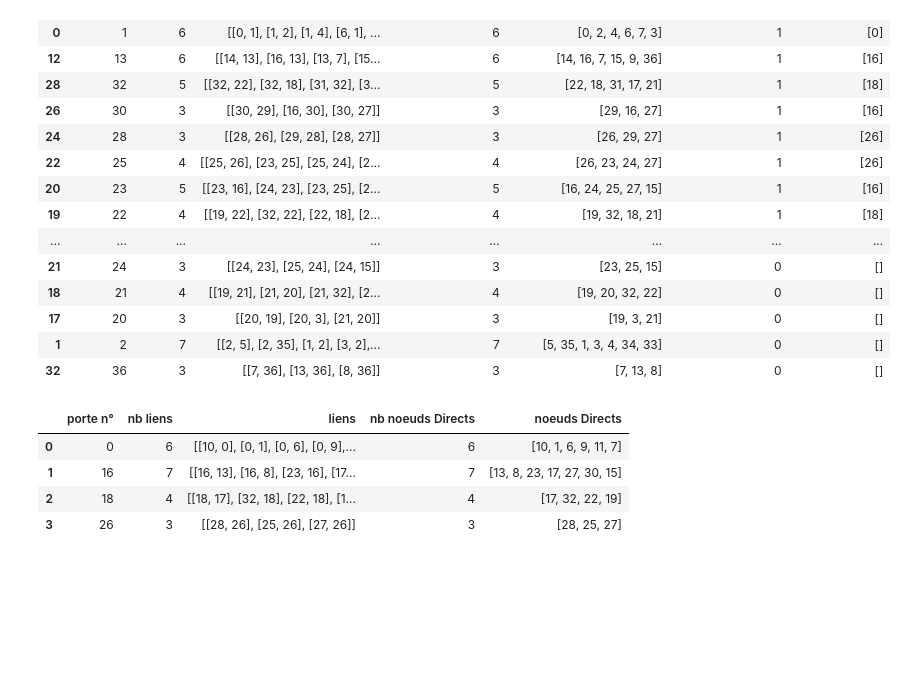
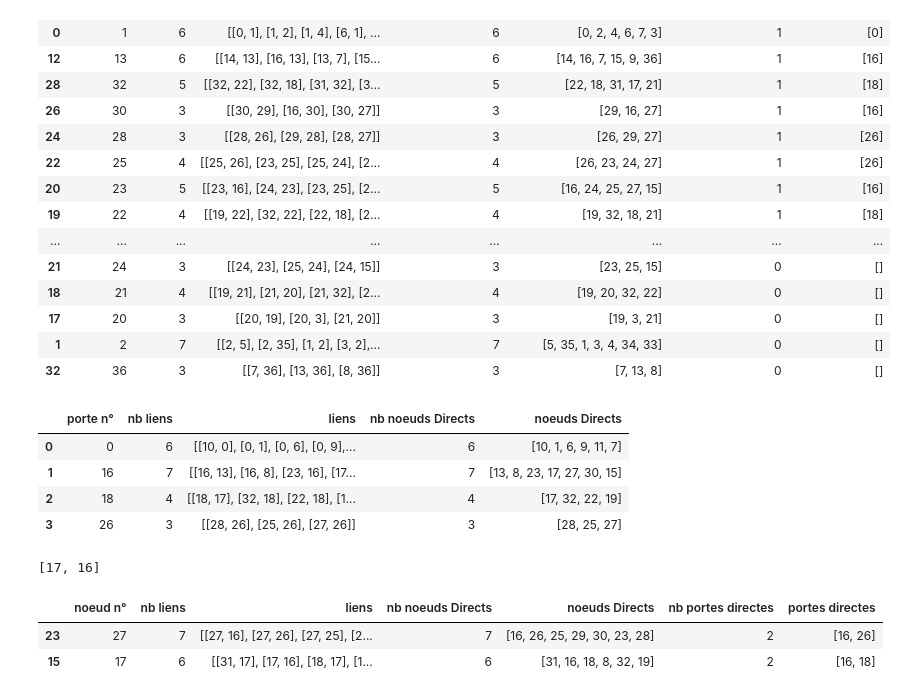
Before and after one commit to yzapart/codingame_DFS_DeathFirstSearch_ep2, a Jupyter notebook: DeathFirstSearchEp2_230121_0.ipynb, the cells around one changed output. Drawn from its saved outputs; the diff is of its cells as text; code cells hidden in the pictures; blank space fills up the shorter version.

```diff
--- a/DeathFirstSearchEp2_230121_0.ipynb
+++ b/DeathFirstSearchEp2_230121_0.ipynb
@@ -81,3 +108,12 @@ def cheminsPossibles(noeud, prof):
             if e in portes:
                 res[i] = res[i][:prof]
     return (res)
+
+def noeudPlusProche(si,noeuds):
+    profondeur = 0
+    while True:
+        profondeur += 1
+        for c in cheminsPossibles(si,profondeur):
+            for noeud in noeuds:
+                if noeud in c:
+                    return noeud
@@ -251,6 +267,8 @@ df_portes
 | 2 | 18 | 4 | [[18, 17], [32, 18], [22, 18], [1... | 4 | [17, 32, 22, 19] |
 | 3 | 26 | 3 | [[28, 26], [25, 26], [27, 26]] | 3 | [28, 25, 27] |
 # %%
+import pandas as pd
+
 def df_noeuds():
     liste_noeuds = []
     for noeud in noeuds:
@@ -292,10 +310,10 @@ def df_chemins(noeud_depart, profondeur):
                 chemin = c[prof-1:prof+1]
                 lien   = lienDuChemin(chemin)
                 porte  = porteDuLien(lien)
-                nbCheminsPorte = len(cheminsDuNoeud(porte))
+                nbLiensPorte = len(cheminsDuNoeud(porte))
 
-                liste_chemins.append([c, prof, porte, lien, nbCheminsPorte, cheminsDuNoeud(porte)])
-    colonnes = ['chemin', 'profondeur', 'porte', 'lien sensible', 'nb chemins porte', 'chemins de la porte']
+                liste_chemins.append([c, prof, porte, lien, nbLiensPorte, cheminsDuNoeud(porte)])
+    colonnes = ['chemin', 'profondeur', 'porte', 'lien sensible', 'nb liens porte', 'chemins de la porte']
     df = pd.DataFrame(liste_chemins, columns=colonnes)
     df['chemin'] = df['chemin'].astype(str)
     df.drop_duplicates(subset='chemin', inplace=True)
@@ -500,0 +336,25 @@ while True:
+# %%
+si = 2
+profondeur = 2
+
+if df_chemins(si, profondeur)["profondeur"].min() == 1:
+    lien_a_couper = df_chemins(si, profondeur)['lien sensible'].iloc[0]
+else:
+    # on coupe le noeud multiportes le plus proche en priorité
+    df_noeuds_multiples_a_prioriser = df_noeuds()[(df_noeuds()["nb portes directes"] == df_noeuds()["nb portes directes"].max())]
+    noeuds_a_prioriser = []
+    for index,row in df_noeuds_multiples_a_prioriser.iterrows():
+        noeuds_a_prioriser.append(row["noeud n°"])
+
+    lien_a_couper = lienDuChemin([noeudPlusProche(si,noeuds_a_prioriser), portesDirectes(noeudPlusProche(si,noeuds_a_prioriser))[0]])
+
+# liens.remove(lien_a_couper)
+lien_a_couper
+# %% [output]
+[17, 16]
+# %%
+df_noeuds_multiples_a_prioriser
+# %% [output]
+|  | noeud n° | nb liens | liens | nb noeuds Directs | noeuds Directs | nb portes directes | portes directes |
+| 23 | 27 | 7 | [[27, 16], [27, 26], [27, 25], [2... | 7 | [16, 26, 25, 29, 30, 23, 28] | 2 | [16, 26] |
+| 15 | 17 | 6 | [[31, 17], [17, 16], [18, 17], [1... | 6 | [31, 16, 18, 8, 32, 19] | 2 | [16, 18] |
```
Also changed, not shown: parts of 8 cells of this notebook.
